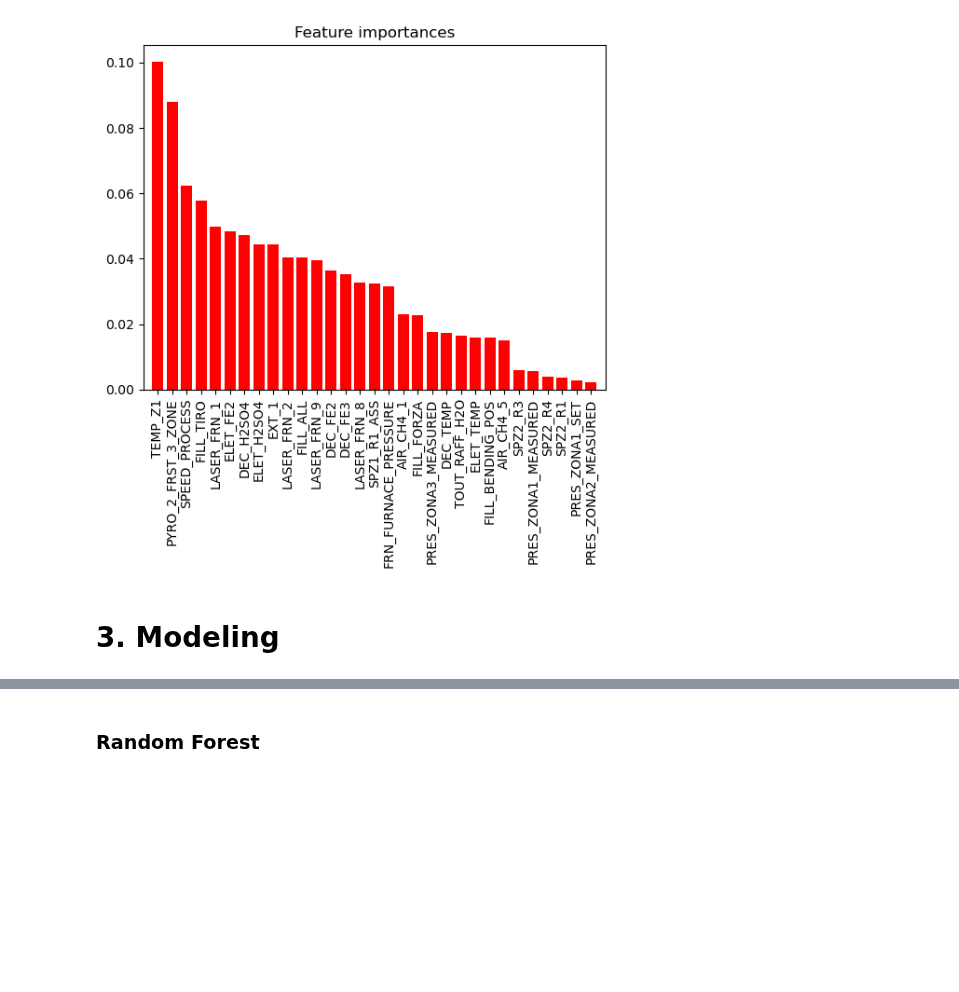
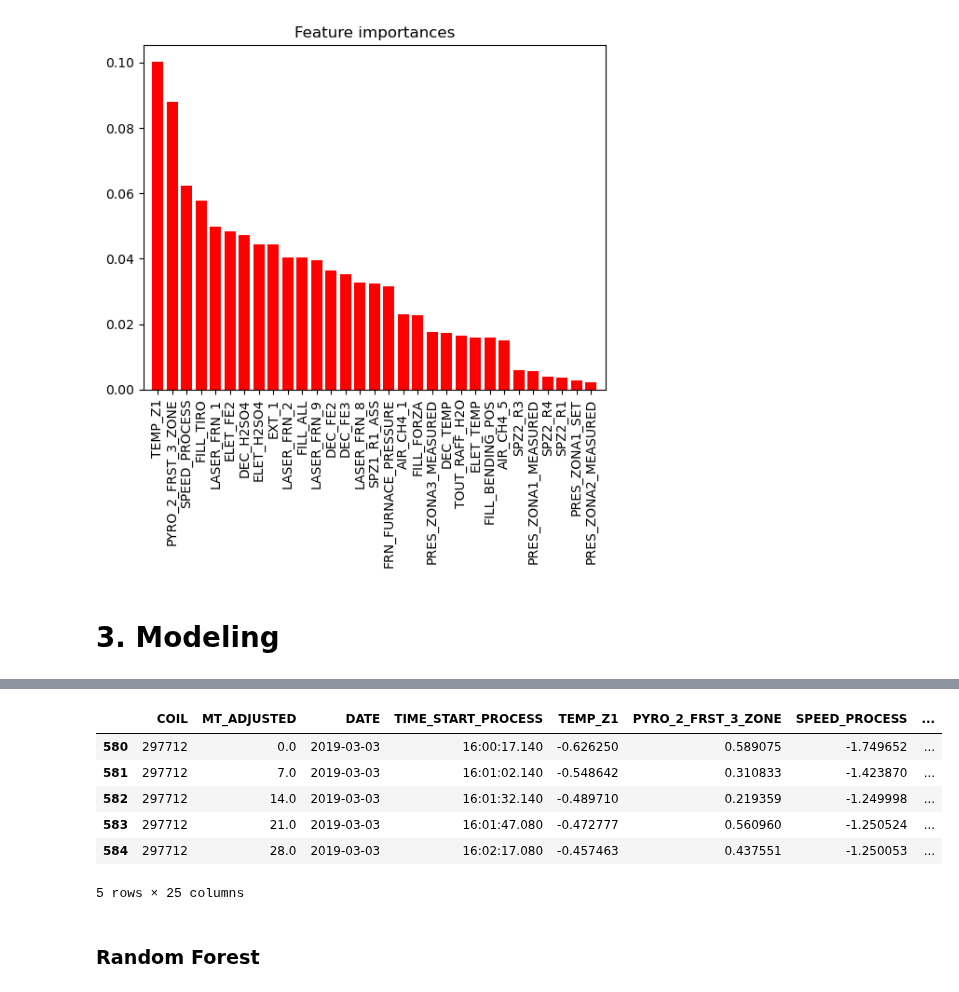
Before and after one commit to simoneassirelli/Machine-Learning-Fieldwork---G3, a Jupyter notebook: code.ipynb, the cells around one changed output, grey strips where cells are left out. Saved outputs shown, nothing was run; the diff lists cells and outputs as text; code cells hidden in the pictures; blank space fills up the shorter version.

```diff
--- a/code.ipynb
+++ b/code.ipynb
@@ -516,3 +500,16 @@ df_ordered.head()
+# %%
+
+selected_feature_names_original = ['COIL', 'MT_ADJUSTED', 'DATE', 'TIME_START_PROCESS'] + selected_feature_names + ['Has_Defect']
+df_okay = df_reduced[selected_feature_names_original]
+df_okay.head()
+# %% [output]
+|  | COIL | MT_ADJUSTED | DATE | TIME_START_PROCESS | TEMP_Z1 | PYRO_2_FRST_3_ZONE | SPEED_PROCESS | ... |
+| 580 | 297712 | 0.0 | 2019-03-03 | 16:00:17.140 | -0.626250 | 0.589075 | -1.749652 | ... |
+| 581 | 297712 | 7.0 | 2019-03-03 | 16:01:02.140 | -0.548642 | 0.310833 | -1.423870 | ... |
+| 582 | 297712 | 14.0 | 2019-03-03 | 16:01:32.140 | -0.489710 | 0.219359 | -1.249998 | ... |
+| 583 | 297712 | 21.0 | 2019-03-03 | 16:01:47.080 | -0.472777 | 0.560960 | -1.250524 | ... |
+| 584 | 297712 | 28.0 | 2019-03-03 | 16:02:17.080 | -0.457463 | 0.437551 | -1.250053 | ... |
+5 rows × 25 columns
 # %% [markdown]
 ### Random Forest
 # %%
```
Also changed, not shown: parts of 12 cells of this notebook.
